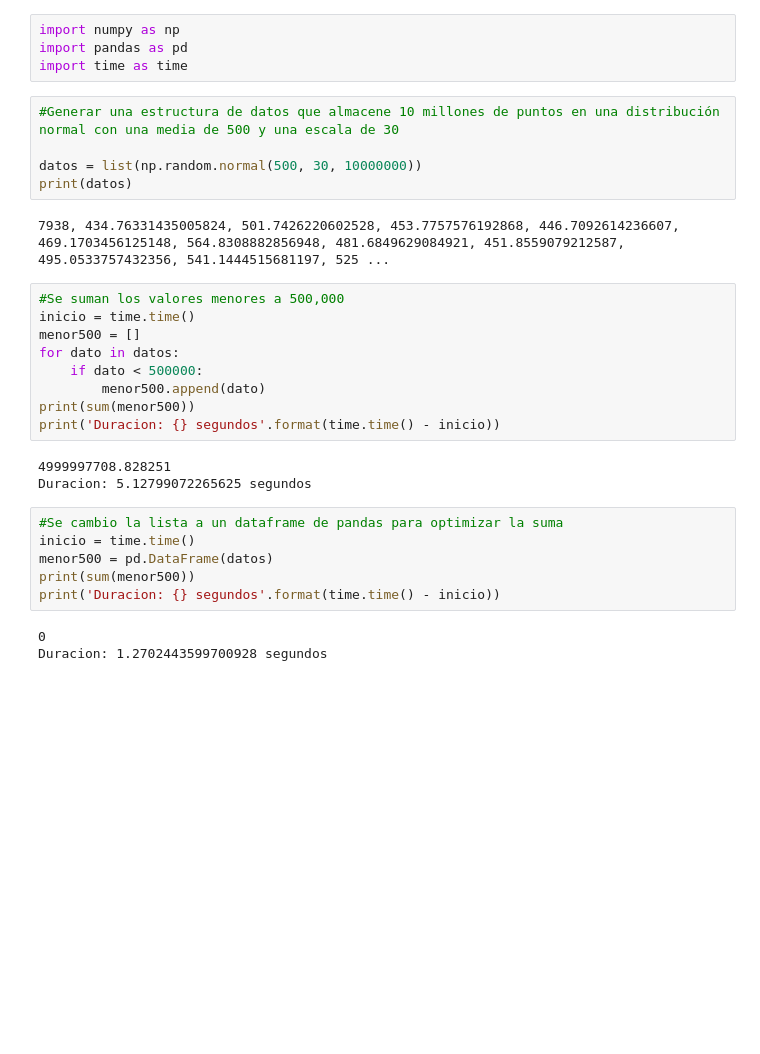
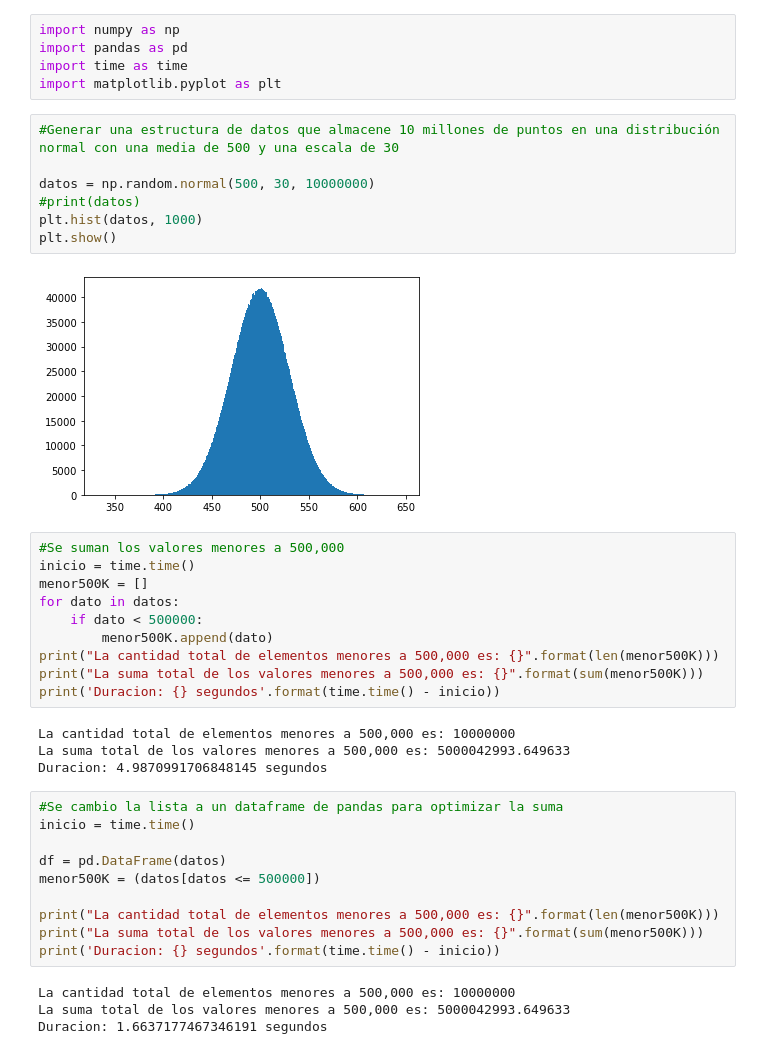
Before and after one commit to herbertdubon/sistemas_expertos, a Jupyter notebook: Parcial2/parcial2_03050820065.ipynb, the cells around one changed output. Cells and saved outputs as stored; diff of their text form; blank space fills up the shorter version.

Commit message:
Se corrigieron errores en el codigo de la suma del dataframe

```diff
--- a/Parcial2/parcial2_03050820065.ipynb
+++ b/Parcial2/parcial2_03050820065.ipynb
@@ -2,31 +2,41 @@
 import numpy as np
 import pandas as pd
 import time as time
+import matplotlib.pyplot as plt
 # %%
 #Generar una estructura de datos que almacene 10 millones de puntos en una distribución normal con una media de 500 y una escala de 30
 
-datos = list(np.random.normal(500, 30, 10000000))
-print(datos)
+datos = np.random.normal(500, 30, 10000000)
+#print(datos)
+plt.hist(datos, 1000)
+plt.show()
 # %% [output]
-7938, 434.76331435005824, 501.7426220602528, 453.7757576192868, 446.7092614236607, 469.1703456125148, 564.8308882856948, 481.6849629084921, 451.8559079212587, 495.0533757432356, 541.1444515681197, 525 ...
+[figure, added]
 # %%
 #Se suman los valores menores a 500,000
 inicio = time.time()
-menor500 = []
+menor500K = []
 for dato in datos:
     if dato < 500000:
-        menor500.append(dato)
-print(sum(menor500))
+        menor500K.append(dato)
+print("La cantidad total de elementos menores a 500,000 es: {}".format(len(menor500K)))
+print("La suma total de los valores menores a 500,000 es: {}".format(sum(menor500K)))
 print('Duracion: {} segundos'.format(time.time() - inicio))
 # %% [output]
-4999997708.828251
-Duracion: 5.12799072265625 segundos
+La cantidad total de elementos menores a 500,000 es: 10000000
+La suma total de los valores menores a 500,000 es: 5000042993.649633
+Duracion: 4.9870991706848145 segundos
 # %%
 #Se cambio la lista a un dataframe de pandas para optimizar la suma
 inicio = time.time()
-menor500 = pd.DataFrame(datos)
-print(sum(menor500))
+
+df = pd.DataFrame(datos)
+menor500K = (datos[datos <= 500000])
+
+print("La cantidad total de elementos menores a 500,000 es: {}".format(len(menor500K)))
+print("La suma total de los valores menores a 500,000 es: {}".format(sum(menor500K)))
 print('Duracion: {} segundos'.format(time.time() - inicio))
 # %% [output]
-0
-Duracion: 1.2702443599700928 segundos
+La cantidad total de elementos menores a 500,000 es: 10000000
+La suma total de los valores menores a 500,000 es: 5000042993.649633
+Duracion: 1.6637177467346191 segundos
```
